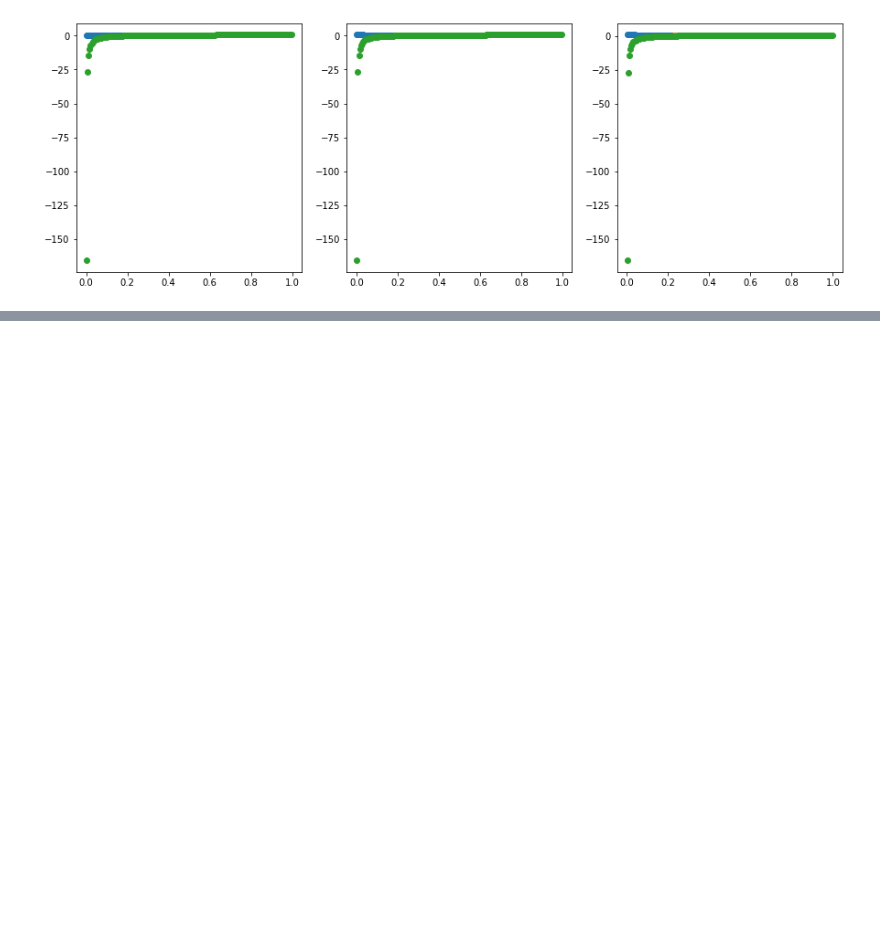
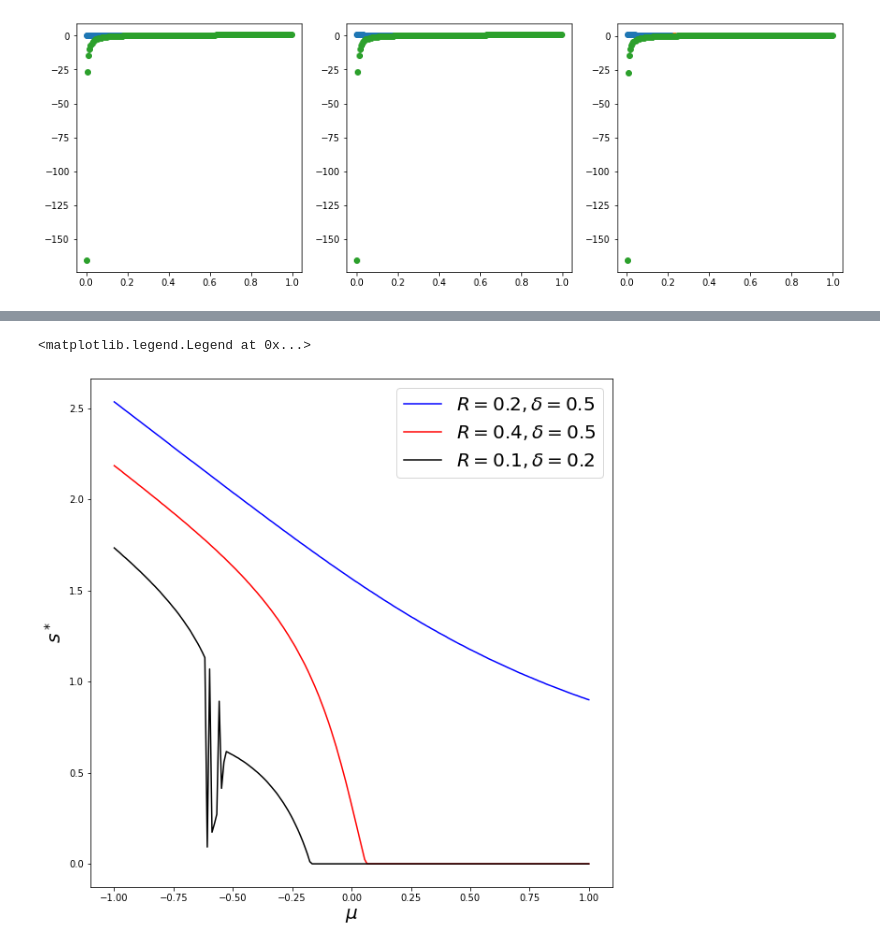
Before and after one commit to taliaborofsky/PopDyn_NoDelay, a Jupyter notebook: Analysis_Equilibria.ipynb, the cells around one changed output, grey strips where cells are left out. Saved outputs shown, nothing was run; the diff lists cells and outputs as text; code cells hidden in the pictures; blank space fills up the shorter version.

```diff
--- a/Analysis_Equilibria.ipynb
+++ b/Analysis_Equilibria.ipynb
@@ -510,0 +473,44 @@ get_Jstar_lambdas(r[0],u[0],N[0],K,pc,delta,R[0])
+# %%
+betavals = np.linspace(0.001,0.1,100)
+muvals = np.linspace(-1,1,200)
+
+R = 0.2
+delta = 0.5
+
+mu = -0.5
+#mumesh, betamesh = np.meshgrid(muvals,betavals)
+
+get_optimal_s_vec = np.frompyfunc(get_optimal_s,4,2)
+
+
+s_maxes, N_maxes = get_optimal_s_vec(muvals,R,delta,0.05)
+s_maxes1 = np.array(s_maxes,dtype=float)
+
+R = 0.4; delta = 0.5;
+s_maxes, N_maxes = get_optimal_s_vec(muvals,R,delta,0.05)
+s_maxes2 = np.array(s_maxes,dtype=float)
+
+R = 0.1; delta = 0.2;
+s_maxes, N_maxes = get_optimal_s_vec(muvals,R,delta,0.05)
+s_maxes3 = np.array(s_maxes,dtype=float)
+# %%
+fig,ax = plt.subplots(1,1,figsize=(10,10))
+
+
+
+ax.plot(muvals,s_maxes1,'b', label = r'$R=0.2, \delta=0.5$') # R = 0.2, delta = 0.5
+
+
+ax.plot(muvals,s_maxes2,'r',label=r'$R=0.4, \delta=0.5$')
+
+
+ax.plot(muvals,s_maxes3,'k',label=r'$R=0.1, \delta=0.2$')
+
+
+ax.set_xlabel(r'$\mu$', fontsize=20)
+ax.set_ylabel(r'$s^*$', fontsize=20)
+ax.legend(fontsize=20)
+#plt.contour(mumesh,betamesh,s_maxes)
+# %% [output]
+<matplotlib.legend.Legend at 0x...>
+[figure, added]
```
Also changed, not shown: parts of 31 cells of this notebook, 1 other file.
